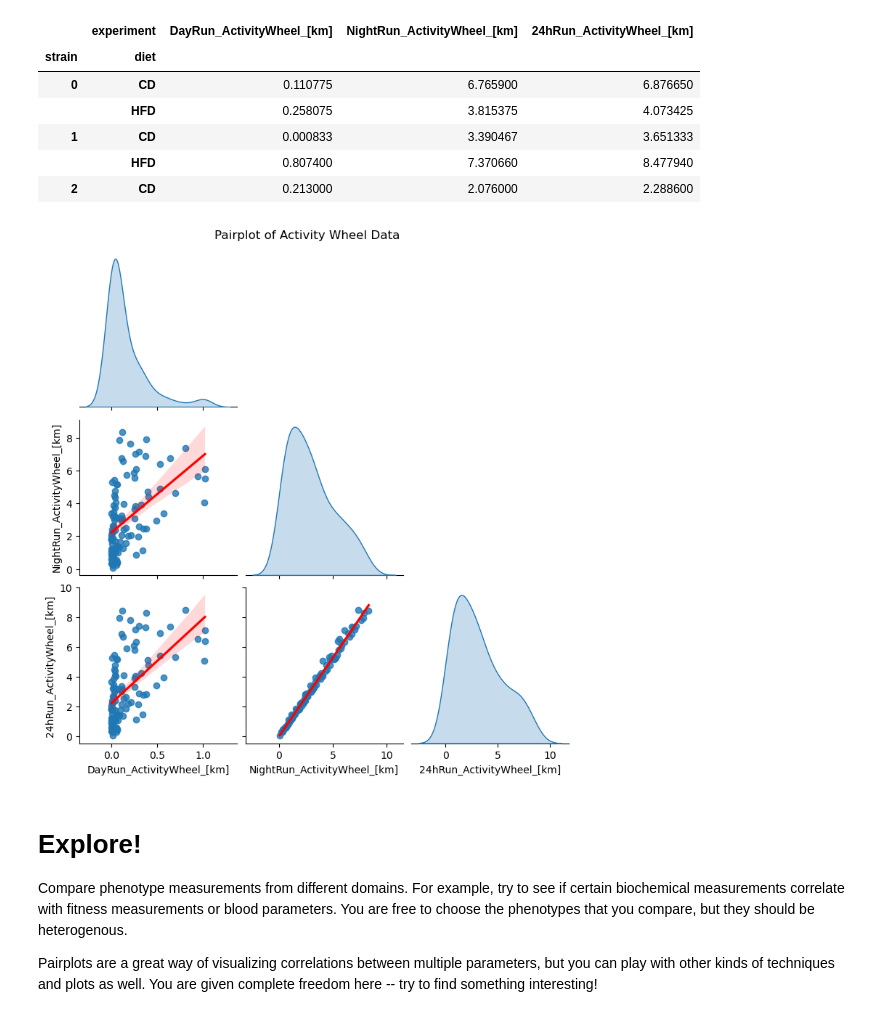
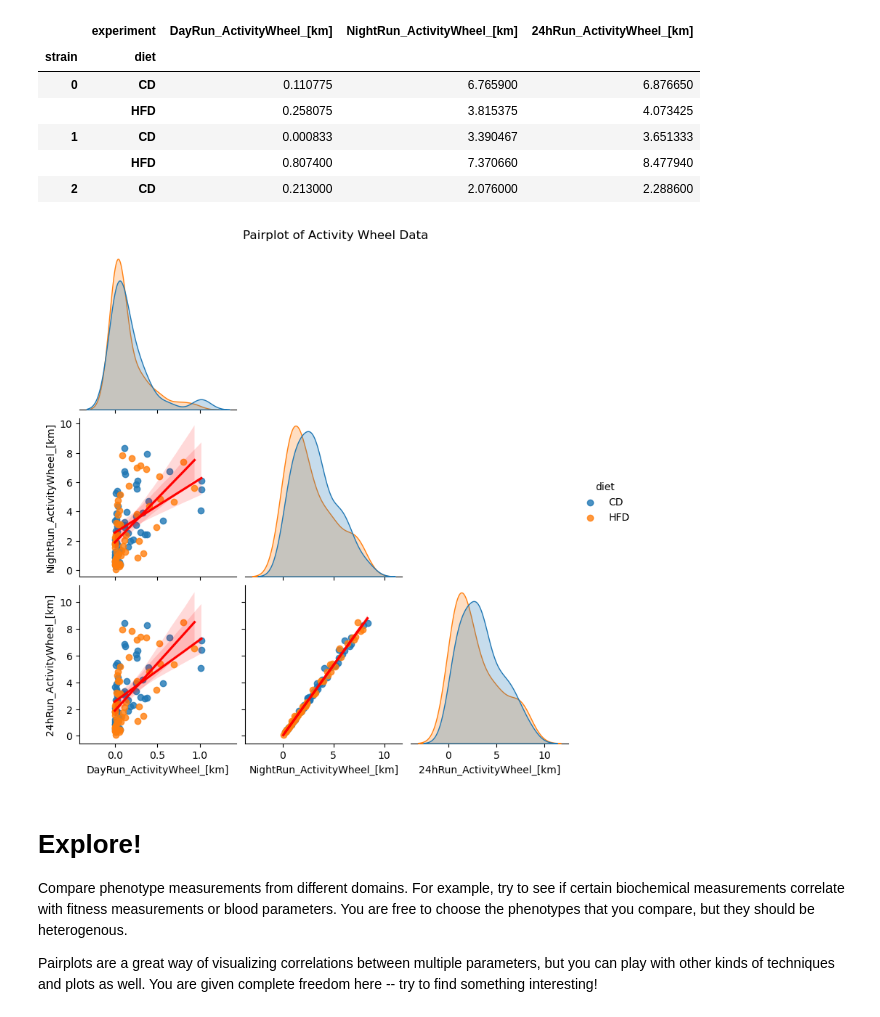
Before and after one commit to PeterBrederlow/PracticalIntegrativeBioinformatics, a Jupyter notebook: Day2_2-Exploratory_Analysis_Phenotypes.ipynb, the cells around one changed output. Saved outputs shown, nothing was run; the diff lists cells and outputs as text; code cells hidden in the pictures.

```diff
--- a/Day2_2-Exploratory_Analysis_Phenotypes.ipynb
+++ b/Day2_2-Exploratory_Analysis_Phenotypes.ipynb
@@ -385,11 +384,12 @@ df.head()
 | 2 | CD | 0.213000 | 2.076000 | 2.288600 |
 # %%
 # YOUR CODE HERE
-sns.pairplot(df, diag_kind='kde',corner=True, kind='reg', plot_kws={'line_kws': {'color': 'red'}})
+df['diet'] = df.index.get_level_values('diet')
+sns.pairplot(df, hue = 'diet', diag_kind='kde',corner=True, kind='reg', plot_kws={'line_kws': {'color': 'red'}})
 plt.suptitle('Pairplot of Activity Wheel Data', y=1.02)
 plt.show()
 # %% [output]
-[figure, old version]
+[figure, new version]
 # %% [markdown]
 # Explore!
 
```
Also changed, not shown: parts of 5 cells of this notebook.
